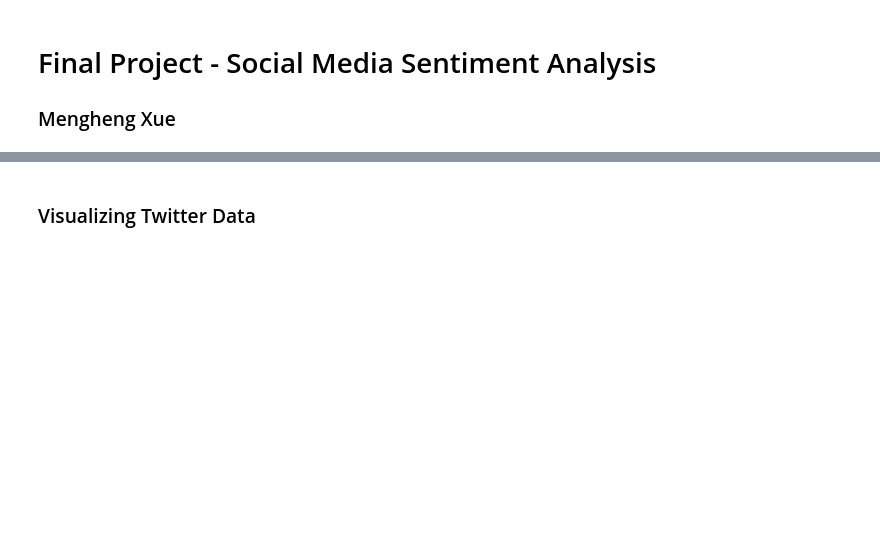
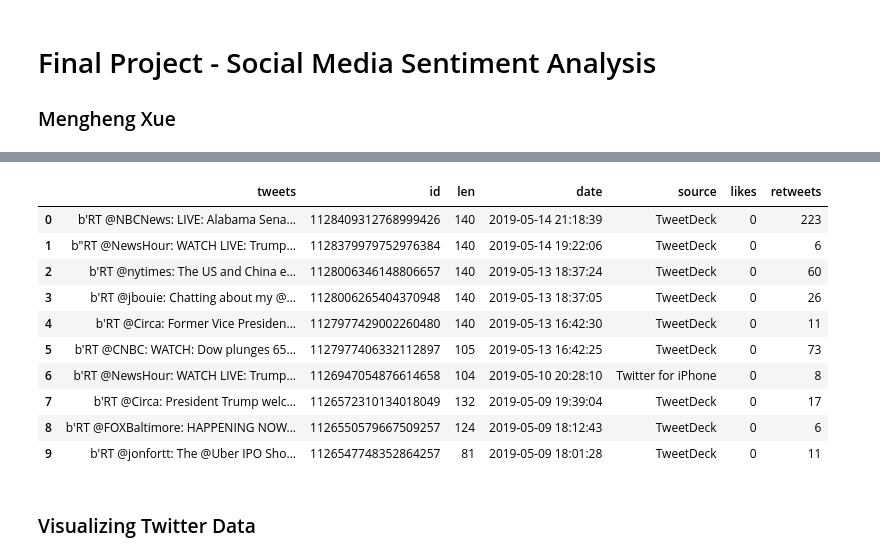
Before and after one commit to bondxue/FRE9733-Big-Data-in-Finance, a Jupyter notebook: FinalProject-SocialMediaSentimentAnalysis/Final_Project_Social_Media_Sentiment_Analysis.ipynb, the cells around one changed output, grey strips where cells are left out. Saved outputs shown, nothing was run; the diff lists cells and outputs as text; code cells hidden in the pictures; blank space fills up the shorter version.

```diff
--- a/FinalProject-SocialMediaSentimentAnalysis/Final_Project_Social_Media_Sentiment_Analysis.ipynb
+++ b/FinalProject-SocialMediaSentimentAnalysis/Final_Project_Social_Media_Sentiment_Analysis.ipynb
@@ -60,3 +100,23 @@ plotly.offline.iplot({"data":dist, "layout":graph_objs.Layout(title="Sentiment t
+# %%
+import sentiment_anaylsis_twitter_data
+import tweepy
+twitter_client = sentiment_anaylsis_twitter_data.TwitterClient()
+tweet_analyzer = sentiment_anaylsis_twitter_data.TweetAnalyzer()
+api = twitter_client.get_twitter_client_api()
+df = pd.read_csv('TwitterNews_tweets.csv')
+df.head(10)
+# %% [output]
+|  | tweets | id | len | date | source | likes | retweets |
+| 0 | b'RT @NBCNews: LIVE: Alabama Sena... | 1128409312768999426 | 140 | 2019-05-14 21:18:39 | TweetDeck | 0 | 223 |
+| 1 | b"RT @NewsHour: WATCH LIVE: Trump... | 1128379979752976384 | 140 | 2019-05-14 19:22:06 | TweetDeck | 0 | 6 |
+| 2 | b'RT @nytimes: The US and China e... | 1128006346148806657 | 140 | 2019-05-13 18:37:24 | TweetDeck | 0 | 60 |
+| 3 | b'RT @jbouie: Chatting about my @... | 1128006265404370948 | 140 | 2019-05-13 18:37:05 | TweetDeck | 0 | 26 |
+| 4 | b'RT @Circa: Former Vice Presiden... | 1127977429002260480 | 140 | 2019-05-13 16:42:30 | TweetDeck | 0 | 11 |
+| 5 | b'RT @CNBC: WATCH: Dow plunges 65... | 1127977406332112897 | 105 | 2019-05-13 16:42:25 | TweetDeck | 0 | 73 |
+| 6 | b'RT @NewsHour: WATCH LIVE: Trump... | 1126947054876614658 | 104 | 2019-05-10 20:28:10 | Twitter for iPhone | 0 | 8 |
+| 7 | b'RT @Circa: President Trump welc... | 1126572310134018049 | 132 | 2019-05-09 19:39:04 | TweetDeck | 0 | 17 |
+| 8 | b'RT @FOXBaltimore: HAPPENING NOW... | 1126550579667509257 | 124 | 2019-05-09 18:12:43 | TweetDeck | 0 | 6 |
+| 9 | b'RT @jonfortt: The @Uber IPO Sho... | 1126547748352864257 | 81 | 2019-05-09 18:01:28 | TweetDeck | 0 | 11 |
 # %% [markdown]
 ### Visualizing Twitter Data
 # %%
```
Also changed, not shown: parts of 22 cells of this notebook, 5 other files.
